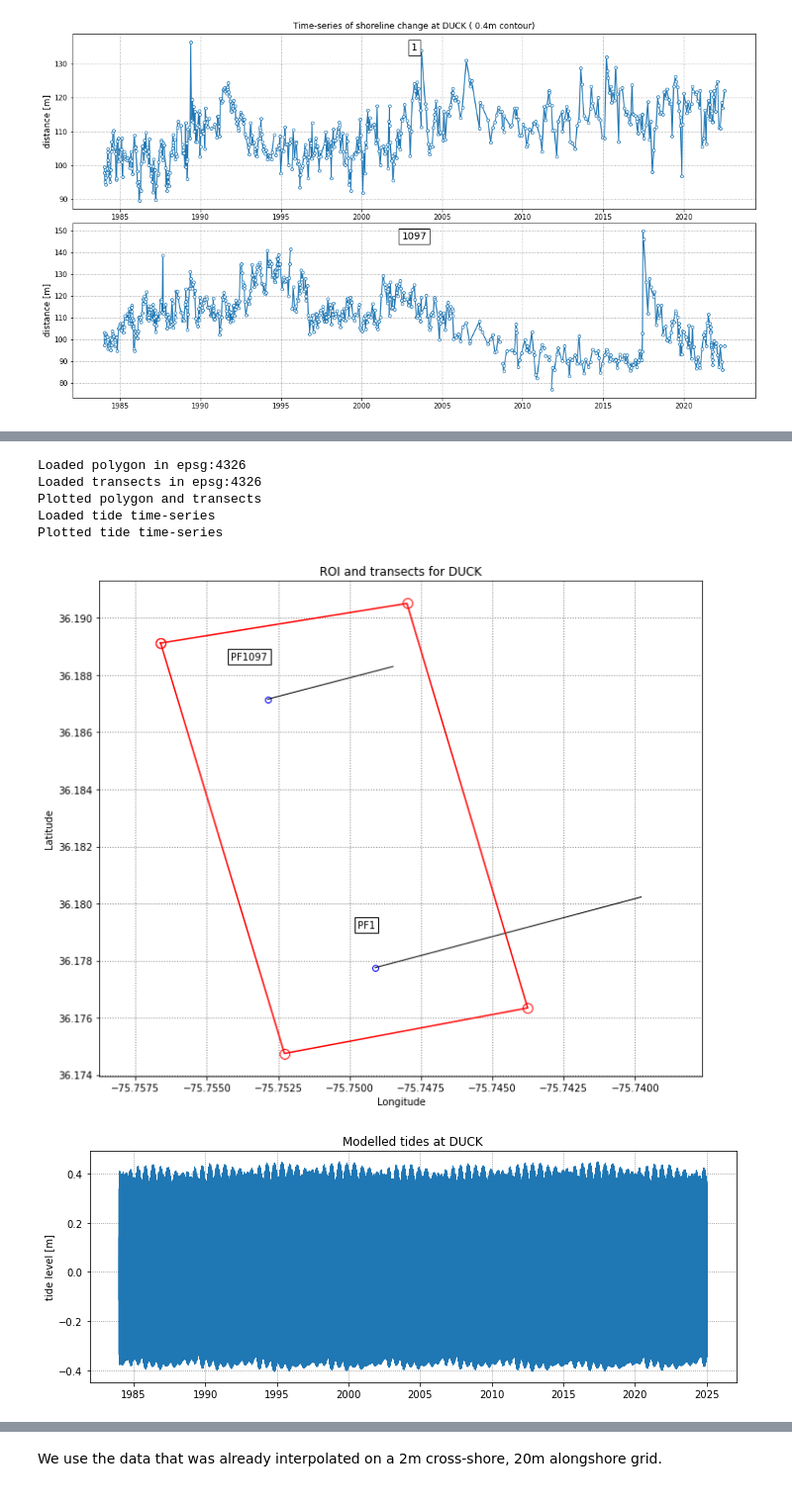
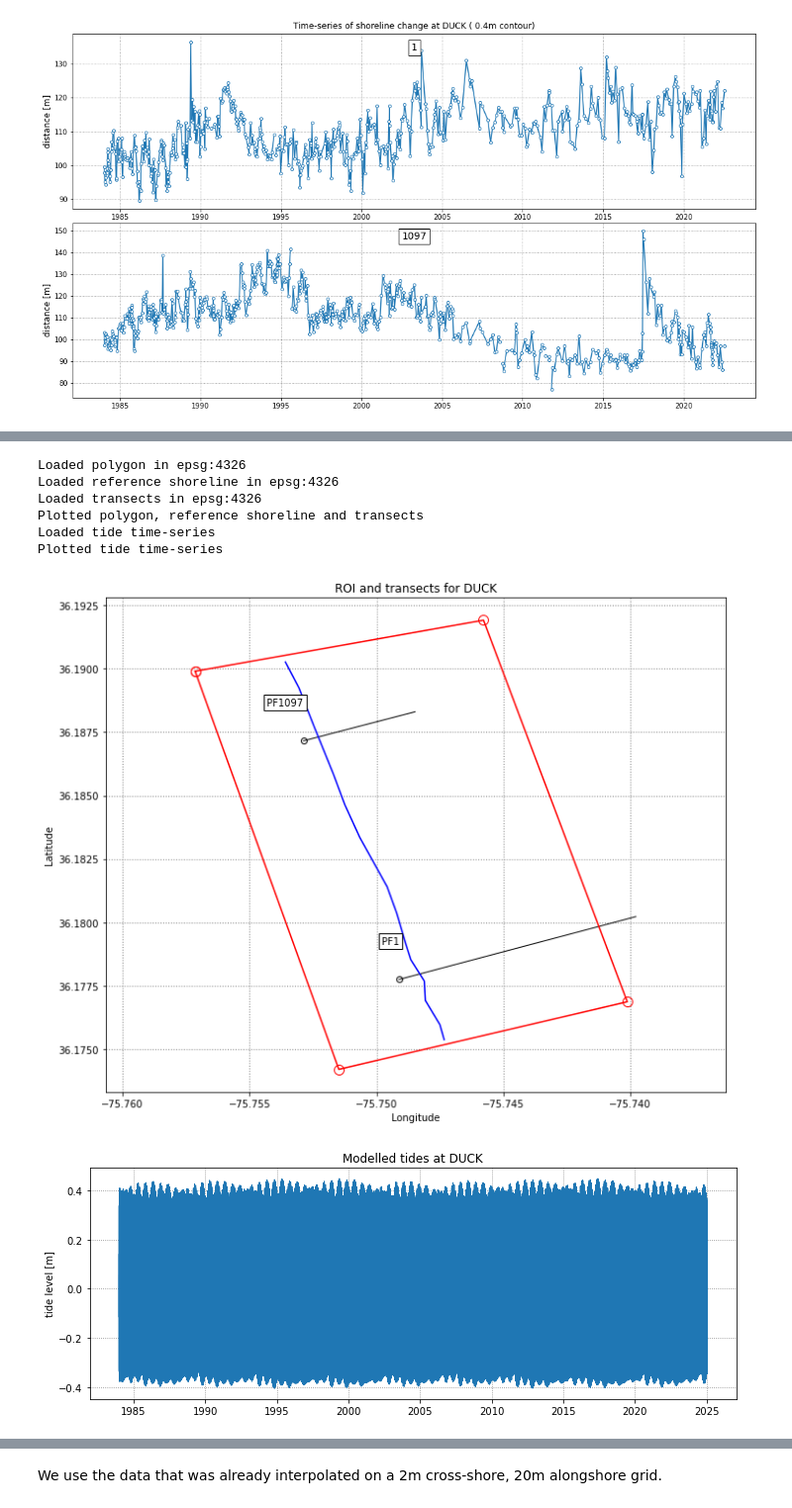
Before and after one commit to SatelliteShorelines/SDS_Benchmark, a Jupyter notebook: 1_preprocess_datasets.ipynb, the cells around one changed output, grey strips where cells are left out. Shown at 99% size. Saved outputs shown, nothing was run; the diff lists cells and outputs as text; code cells hidden in the pictures.

Commit message:
added reference shorelines

```diff
--- a/1_preprocess_datasets.ipynb
+++ b/1_preprocess_datasets.ipynb
@@ -140,7 +141,11 @@ fn_polygon = os.path.join(data_folder, '%s_polygon.geojson'%sitename)
 gdf_polygon = gpd.read_file(fn_polygon)
 print('Loaded polygon in epsg:%d'%gdf_polygon.crs.to_epsg())
 polygon = np.array(gdf_polygon.loc[0,'geometry'].exterior.coords)
-
+# read reference shoreline
+fn_refsl = os.path.join(data_folder, '%s_reference_shoreline.geojson'%sitename)
+gdf_refsl = gpd.read_file(fn_refsl)
+print('Loaded reference shoreline in epsg:%d'%gdf_refsl.crs.to_epsg())
+refsl = np.array(gdf_refsl.loc[0,'geometry'].coords)
 # read transects
 fn_transects = os.path.join(data_folder, '%s_transects.geojson'%sitename)
 gdf_transects = gpd.read_file(fn_transects)
@@ -156,12 +161,13 @@ ax.grid(which='major',ls=':',c='0.5',lw=1)
 ax.axis('equal')
 ax.set(xlabel='Longitude',ylabel='Latitude',title='ROI and transects for %s'%sitename)
 for i,key in enumerate(list(transects.keys())):
-    ax.plot(transects[key][0,0],transects[key][0,1], 'bo',mfc='None',ms=6)
+    ax.plot(transects[key][0,0],transects[key][0,1], 'ko',mfc='None',ms=6)
     ax.plot(transects[key][:,0],transects[key][:,1],'k-',lw=1)
     ax.text(transects[key][0,0], transects[key][0,1]+0.0015, key,
             va='center', ha='right', bbox=dict(boxstyle="square", ec='k',fc='w'))
 ax.plot(polygon[:,0],polygon[:,1],'r-o',mfc='None',ms=10)
-print('Plotted polygon and transects')
+ax.plot(refsl[:,0],refsl[:,1],'b-')
+print('Plotted polygon, reference shoreline and transects')
 
 # load tide time-series
 fn_tides = os.path.join(data_folder,'%s_tides.csv'%sitename)
@@ -375,7 +383,11 @@ fn_polygon = os.path.join(data_folder, '%s_polygon.geojson'%sitename)
 gdf_polygon = gpd.read_file(fn_polygon)
 print('Loaded polygon in epsg:%d'%gdf_polygon.crs.to_epsg())
 polygon = np.array(gdf_polygon.loc[0,'geometry'].exterior.coords)
-
+# read reference shoreline
+fn_refsl = os.path.join(data_folder, '%s_reference_shoreline.geojson'%sitename)
+gdf_refsl = gpd.read_file(fn_refsl)
+print('Loaded reference shoreline in epsg:%d'%gdf_refsl.crs.to_epsg())
+refsl = np.array(gdf_refsl.loc[0,'geometry'].coords)
 # read transects
 fn_transects = os.path.join(data_folder, '%s_transects.geojson'%sitename)
 gdf_transects = gpd.read_file(fn_transects)
@@ -387,37 +399,39 @@ for i in gdf_transects.index:
 
 # plot transects and polygon
 fig,ax = plt.subplots(1,1,figsize=(10,8),tight_layout=True)
 ax.grid(which='major',ls=':',c='0.5',lw=1)
 ax.axis('equal')
 ax.set(xlabel='Longitude',ylabel='Latitude',title='ROI and transects for %s'%sitename)
 for i,key in enumerate(list(transects.keys())):
-    ax.plot(transects[key][0,0],transects[key][0,1], 'bo',mfc='None',ms=6)
+    ax.plot(transects[key][0,0],transects[key][0,1], 'ko',mfc='None',ms=6)
     ax.plot(transects[key][:,0],transects[key][:,1],'k-',lw=1)
     ax.text(transects[key][0,0], transects[key][0,1]+0.0015, key,
             va='center', ha='right', bbox=dict(boxstyle="square", ec='k',fc='w'))
 ax.plot(polygon[:,0],polygon[:,1],'r-o',mfc='None',ms=10)
-print('Plotted polygon and transects')
+ax.plot(refsl[:,0],refsl[:,1],'b-')
+print('Plotted polygon, reference shoreline and transects')
 
 # load tide time-series
 fn_tides = os.path.join(data_folder,'%s_tides.csv'%sitename)
 tide_data = pd.read_csv(fn_tides, parse_dates=['dates'])
 dates_ts = [_.to_pydatetime() for _ in tide_data['dates']]
 tides_ts = np.array(tide_data['tides'])
 print('Loaded tide time-series')
 
 # plot tide time-series
 fig, ax = plt.subplots(1,1,figsize=(10,4), tight_layout=True)
 ax.grid(which='major', linestyle=':', color='0.5')
 ax.plot(tide_data['dates'], tide_data['tides'], '-',lw=1)
 ax.set(ylabel='tide level [m]',title='Modelled tides at %s'%sitename)
 print('Plotted tide time-series')
 # %% [output]
 Loaded polygon in epsg:4326
+Loaded reference shoreline in epsg:4326
 Loaded transects in epsg:4326
-Plotted polygon and transects
+Plotted polygon, reference shoreline and transects
 Loaded tide time-series
 Plotted tide time-series
-[figure, old version]
+[figure, new version]
 [figure]
 # %% [markdown]
 ## 3. Truc Vert, France, METHYS dataset
```
Also changed, not shown: parts of 9 cells of this notebook, 13 other files.
